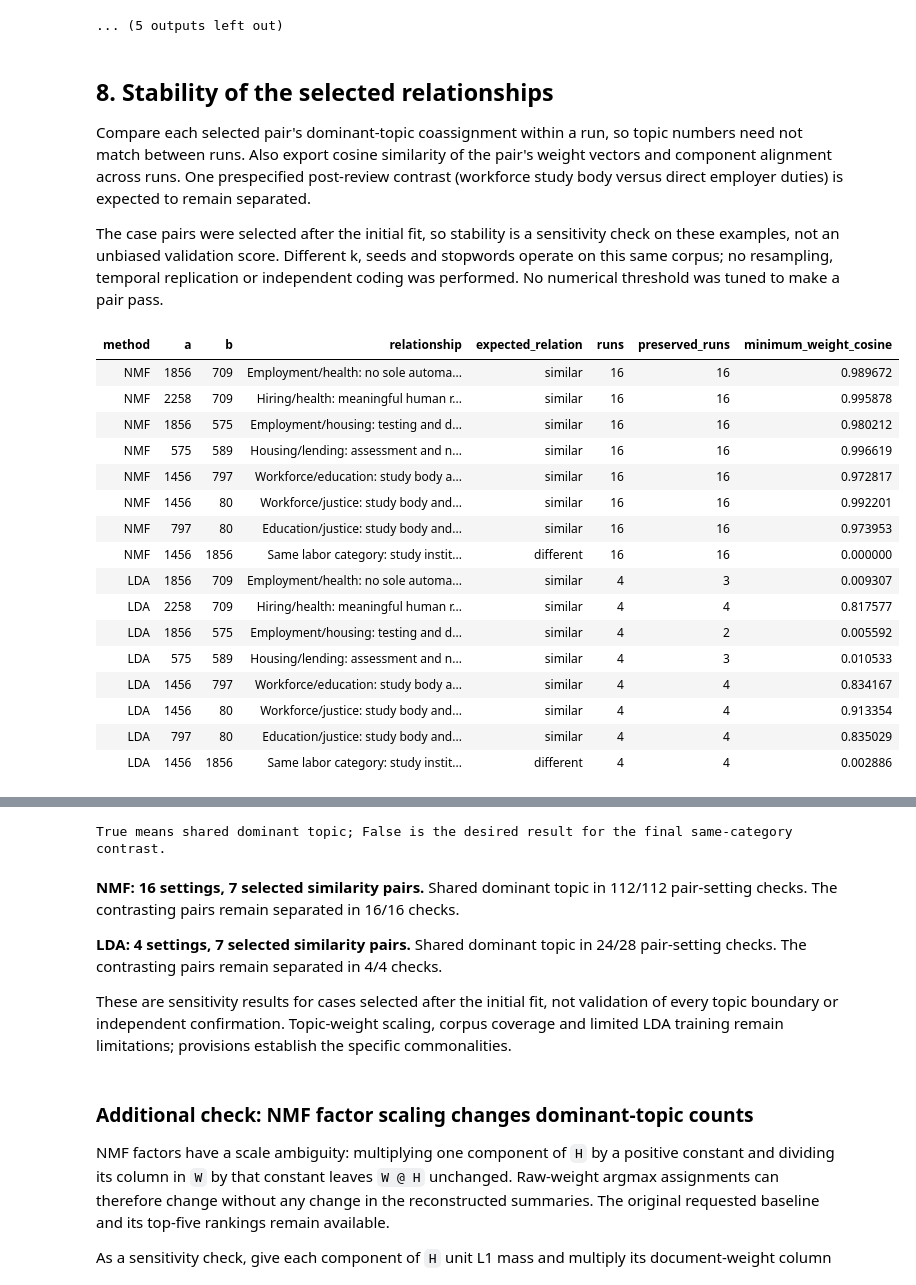
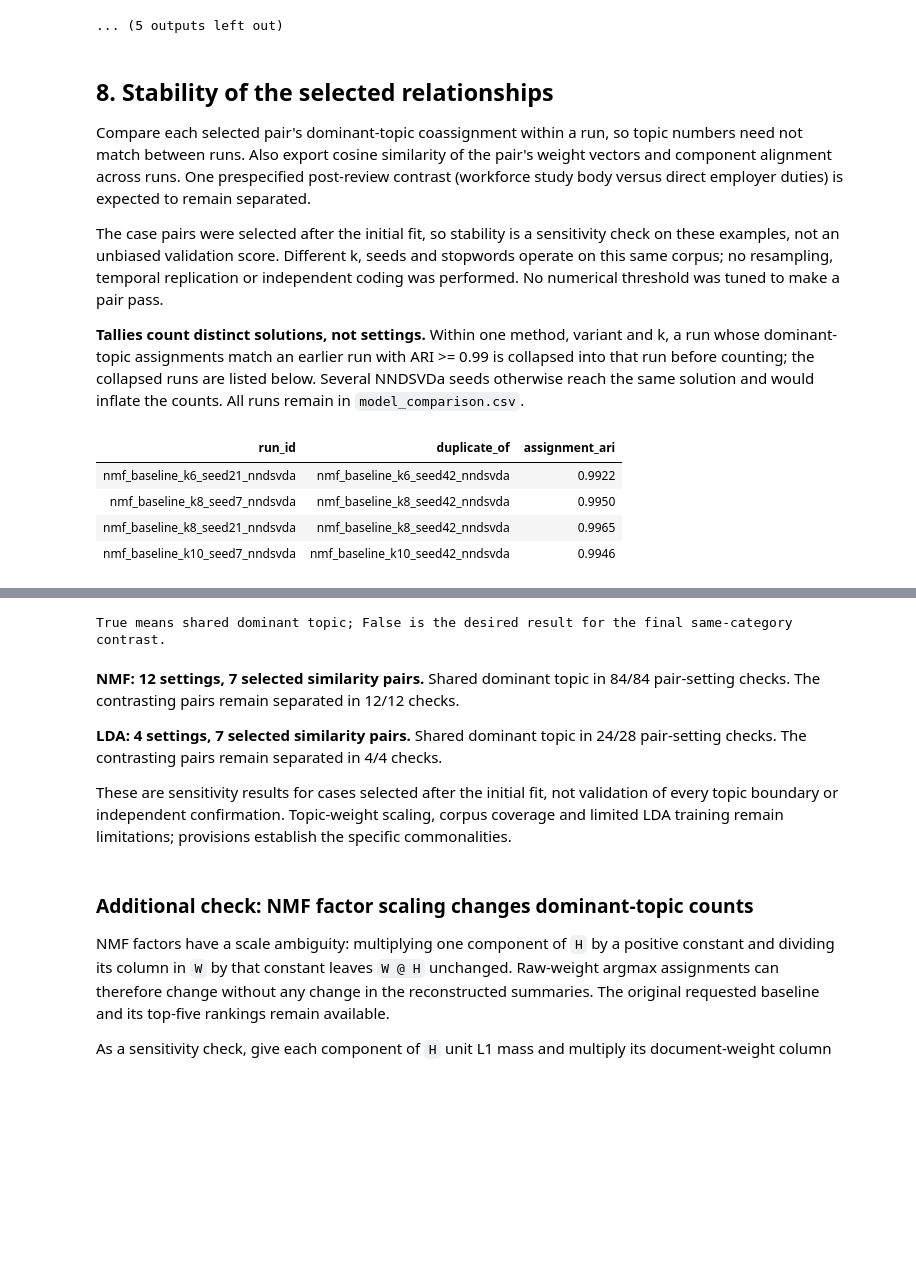
Before and after one commit to dhMontes/siads696-state-of-ai, a Jupyter notebook: notebooks/03_topic_analysis.ipynb, the cells around one changed output, grey strips where cells are left out. Cells and saved outputs as stored; diff of their text form; code cells hidden in the pictures; blank space fills up the shorter version.

```diff
--- a/notebooks/03_topic_analysis.ipynb
+++ b/notebooks/03_topic_analysis.ipynb
@@ -457,33 +575,26 @@ for row in cases.itertuples():
 Compare each selected pair's dominant-topic coassignment within a run, so topic numbers need not match between runs. Also export cosine similarity of the pair's weight vectors and component alignment across runs. One prespecified post-review contrast (workforce study body versus direct employer duties) is expected to remain separated.
 
 The case pairs were selected after the initial fit, so stability is a sensitivity check on these examples, not an unbiased validation score. Different k, seeds and stopwords operate on this same corpus; no resampling, temporal replication or independent coding was performed. No numerical threshold was tuned to make a pair pass.
+
+**Tallies count distinct solutions, not settings.** Within one method, variant and k, a run whose dominant-topic assignments match an earlier run with ARI >= 0.99 is collapsed into that run before counting; the collapsed runs are listed below. Several NNDSVDa seeds otherwise reach the same solution and would inflate the counts. All runs remain in `model_comparison.csv`.
 # %%
-pair_results = pair_stability(work, bundles, case_spec["pairs"], OUT)
+distinct_bundles, collapsed_runs = distinct_solutions(bundles)
+collapsed_runs.to_csv(OUT / "collapsed_duplicate_runs.csv", index=False)
+show(collapsed_runs.round(4))
+pair_results = pair_stability(work, distinct_bundles, case_spec["pairs"], OUT)
 pair_results["method"] = pair_results.run_id.str.split("_").str[0].str.upper()
 pair_results["relationship_preserved"] = np.where(pair_results.expected_relation.eq("similar"),
     pair_results.same_dominant_topic, ~pair_results.same_dominant_topic)
 stability_summary = pair_results.groupby(["method", "a", "b", "relationship", "expected_relation"], sort=False).agg(
     runs=("run_id", "size"), preserved_runs=("relationship_preserved", "sum"),
     minimum_weight_cosine=("topic_weight_cosine", "min")).reset_index()
 stability_summary.to_csv(OUT / "case_stability_summary.csv", index=False)
 show(stability_summary)
 show(pair_results.pivot(index="run_id", columns="relationship", values="same_dominant_topic").reset_index())
 print("True means shared dominant topic; False is the desired result for the final same-category contrast.")
 # %% [output]
-| method | a | b | relationship | expected_relation | runs | preserved_runs | minimum_weight_cosine |
-| NMF | 1856 | 709 | Employment/health: no sole automa... | similar | 16 | 16 | 0.989672 |
-| NMF | 2258 | 709 | Hiring/health: meaningful human r... | similar | 16 | 16 | 0.995878 |
-| NMF | 1856 | 575 | Employment/housing: testing and d... | similar | 16 | 16 | 0.980212 |
-| NMF | 575 | 589 | Housing/lending: assessment and n... | similar | 16 | 16 | 0.996619 |
-| NMF | 1456 | 797 | Workforce/education: study body a... | similar | 16 | 16 | 0.972817 |
-| NMF | 1456 | 80 | Workforce/justice: study body and... | similar | 16 | 16 | 0.992201 |
-| NMF | 797 | 80 | Education/justice: study body and... | similar | 16 | 16 | 0.973953 |
-| NMF | 1456 | 1856 | Same labor category: study instit... | different | 16 | 16 | 0.000000 |
-| LDA | 1856 | 709 | Employment/health: no sole automa... | similar | 4 | 3 | 0.009307 |
-| LDA | 2258 | 709 | Hiring/health: meaningful human r... | similar | 4 | 4 | 0.817577 |
-| LDA | 1856 | 575 | Employment/housing: testing and d... | similar | 4 | 2 | 0.005592 |
-| LDA | 575 | 589 | Housing/lending: assessment and n... | similar | 4 | 3 | 0.010533 |
-| LDA | 1456 | 797 | Workforce/education: study body a... | similar | 4 | 4 | 0.834167 |
-| LDA | 1456 | 80 | Workforce/justice: study body and... | similar | 4 | 4 | 0.913354 |
-| LDA | 797 | 80 | Education/justice: study body and... | similar | 4 | 4 | 0.835029 |
-| LDA | 1456 | 1856 | Same labor category: study instit... | different | 4 | 4 | 0.002886 |
+| run_id | duplicate_of | assignment_ari |
+| nmf_baseline_k6_seed21_nndsvda | nmf_baseline_k6_seed42_nndsvda | 0.9922 |
+| nmf_baseline_k8_seed7_nndsvda | nmf_baseline_k8_seed42_nndsvda | 0.9950 |
+| nmf_baseline_k8_seed21_nndsvda | nmf_baseline_k8_seed42_nndsvda | 0.9965 |
+| nmf_baseline_k10_seed7_nndsvda | nmf_baseline_k10_seed42_nndsvda | 0.9946 |
@@ -508,7 +636,7 @@ True means shared dominant topic; False is the desired result for the final same
 # %%
 display(Markdown(stability_report(pair_results)))
 # %% [output]
-**NMF: 16 settings, 7 selected similarity pairs.** Shared dominant topic in 112/112 pair-setting checks. The contrasting pairs remain separated in 16/16 checks.
+**NMF: 12 settings, 7 selected similarity pairs.** Shared dominant topic in 84/84 pair-setting checks. The contrasting pairs remain separated in 12/12 checks.
 
 **LDA: 4 settings, 7 selected similarity pairs.** Shared dominant topic in 24/28 pair-setting checks. The contrasting pairs remain separated in 4/4 checks.
 
```
Also changed, not shown: parts of 13 cells of this notebook, 4 other files.
